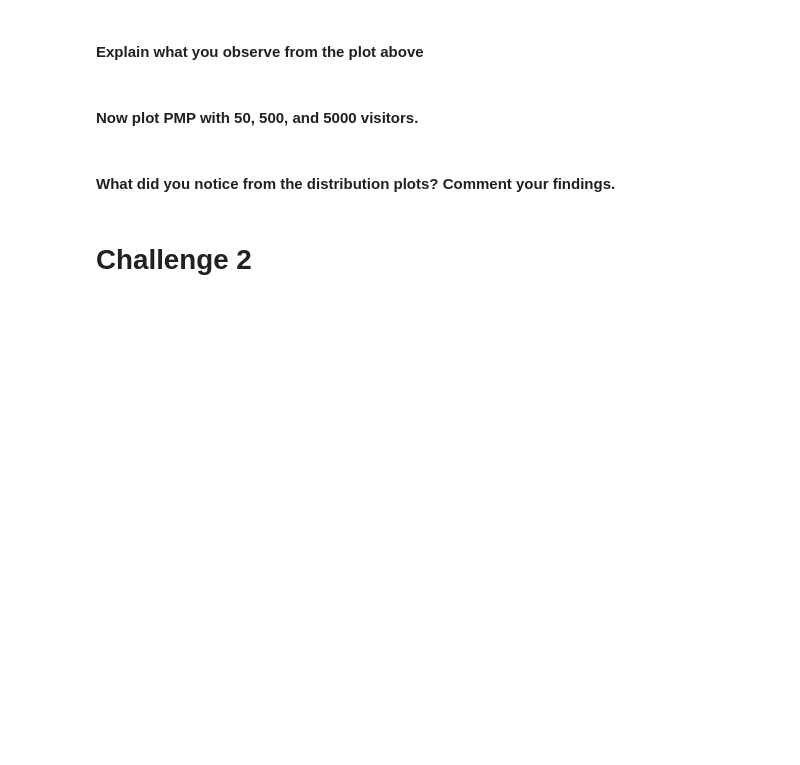
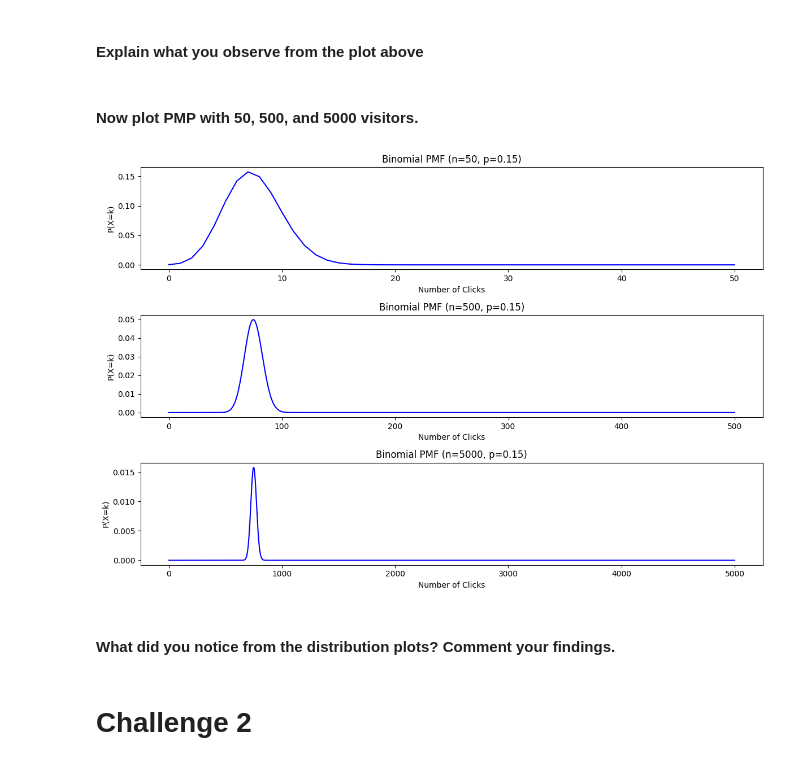
Before and after one commit to chandlershortlidge/lab-probability-distribution-challenges, a Jupyter notebook: your-code/main.ipynb, the cells around one changed output. Saved outputs shown, nothing was run; the diff lists cells and outputs as text; code cells hidden in the pictures; blank space fills up the shorter version.

```diff
--- a/your-code/main.ipynb
+++ b/your-code/main.ipynb
@@ -32,2 +54,26 @@ Before your start:
+# %%
+import matplotlib.pyplot as plt
+from scipy.stats import binom
+
+# Parameters
+p = 0.15
+n_values = [50, 500, 5000]
+
+plt.figure(figsize=(12, 8))
+
+for i, n in enumerate(n_values, 1):
+    x = list(range(n+1))
+    pmf = binom.pmf(x, n, p)
+
+    plt.subplot(3, 1, i)
+    plt.plot(x, pmf, color="blue")
+    plt.xlabel("Number of Clicks")
+    plt.ylabel("P(X=k)")
+    plt.title(f"Binomial PMF (n={n}, p={p})")
+
+plt.tight_layout()
+plt.show()
+# %% [output]
+[figure, added]
 # %% [markdown]
 #### What did you notice from the distribution plots? Comment your findings.
```
Also changed, not shown: parts of 15 cells of this notebook.
